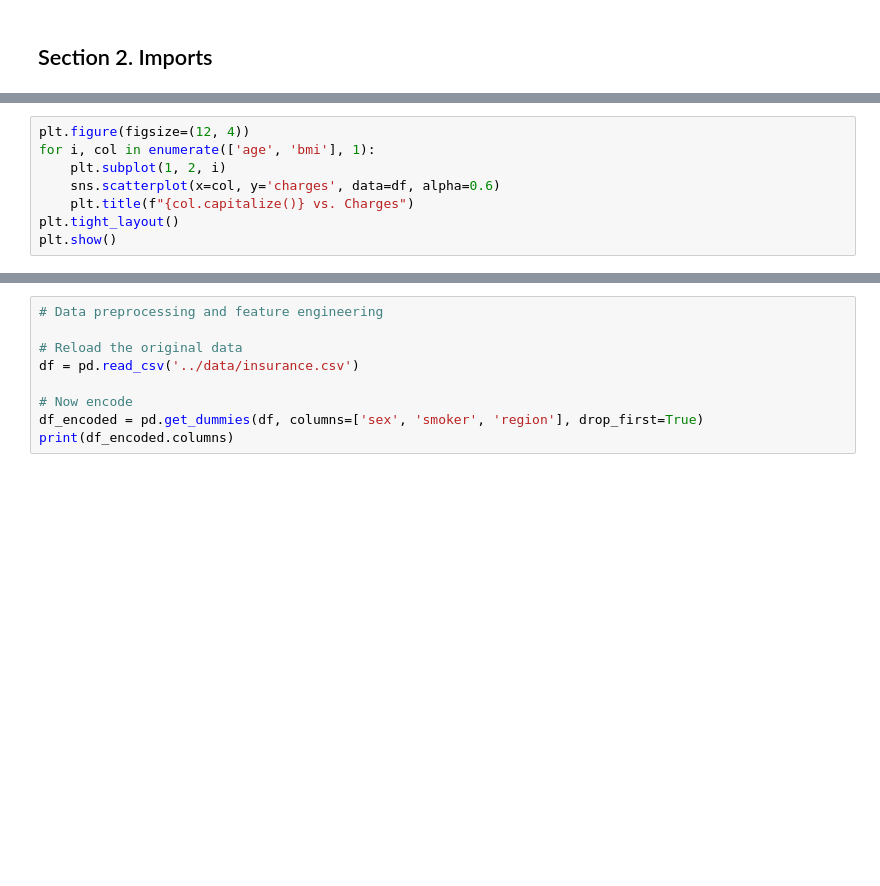
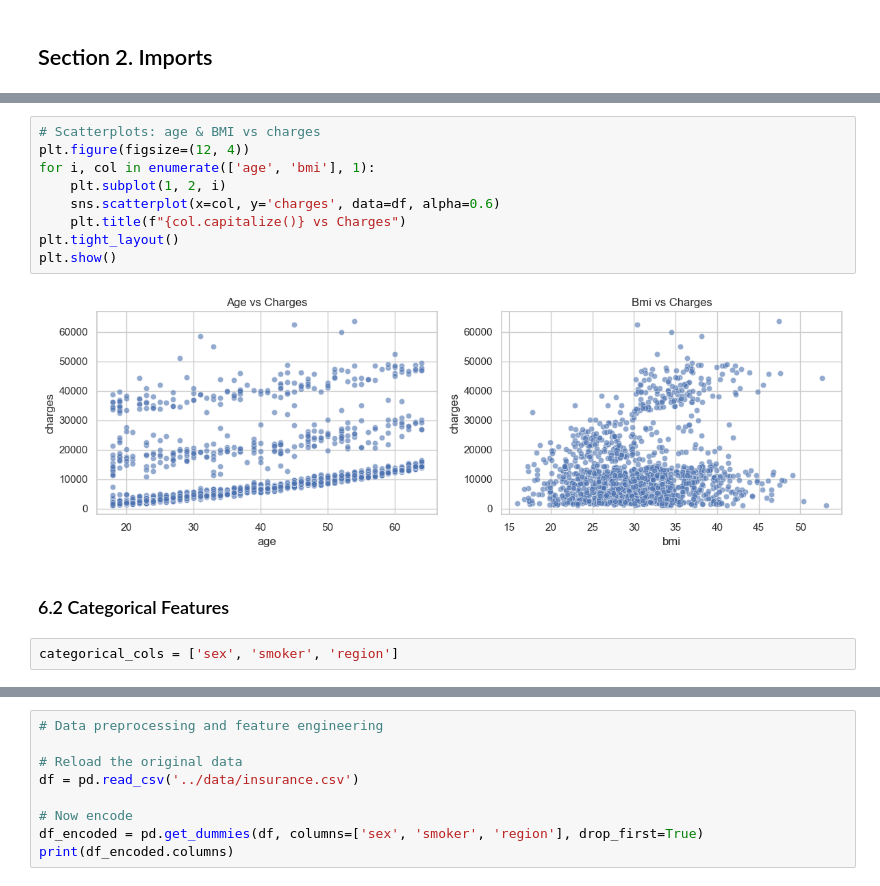
Before and after one commit to egbogbo11/capstone-insurance-costs-predictor, a Jupyter notebook: notebooks/demo_notebook.ipynb, the cells around one changed output, grey strips where cells are left out. Cells and saved outputs as stored; diff of their text form; blank space fills up the shorter version.

```diff
--- a/notebooks/demo_notebook.ipynb
+++ b/notebooks/demo_notebook.ipynb
@@ -129,8 +15,0 @@ plt.show()
-# %%
-plt.figure(figsize=(12, 4))
-for i, col in enumerate(['age', 'bmi'], 1):
-    plt.subplot(1, 2, i)
-    sns.scatterplot(x=col, y='charges', data=df, alpha=0.6)
-    plt.title(f"{col.capitalize()} vs. Charges")
-plt.tight_layout()
-plt.show()
@@ -193,0 +231,15 @@ The dataset includes approximately **1,338 rows** and **7 columns** (attributes)
+# %%
+# Scatterplots: age & BMI vs charges
+plt.figure(figsize=(12, 4))
+for i, col in enumerate(['age', 'bmi'], 1):
+    plt.subplot(1, 2, i)
+    sns.scatterplot(x=col, y='charges', data=df, alpha=0.6)
+    plt.title(f"{col.capitalize()} vs Charges")
+plt.tight_layout()
+plt.show()
+# %% [output]
+[figure, added]
+# %% [markdown]
+### 6.2 Categorical Features
+# %%
+categorical_cols = ['sex', 'smoker', 'region']
```
Also changed, not shown: parts of 43 cells of this notebook, 5 other files.
